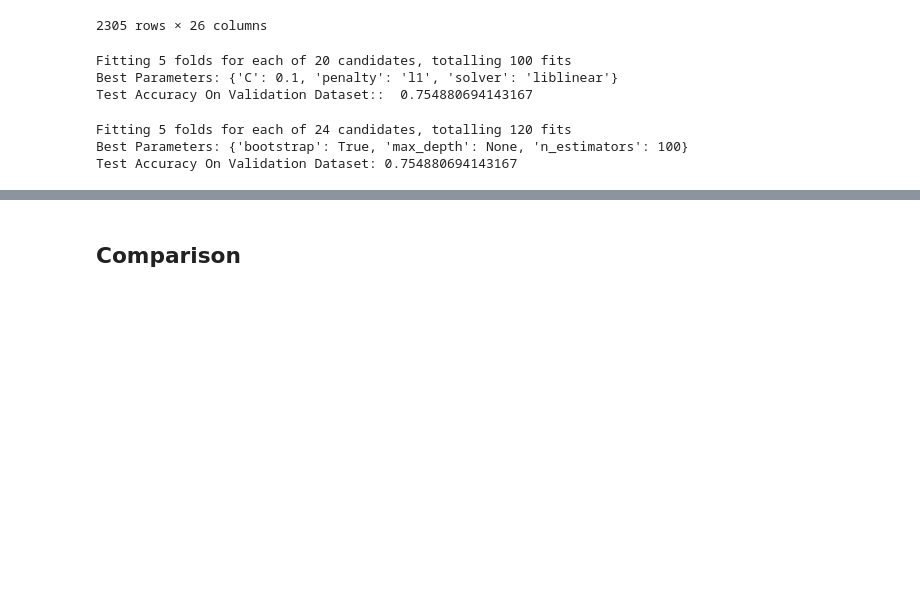
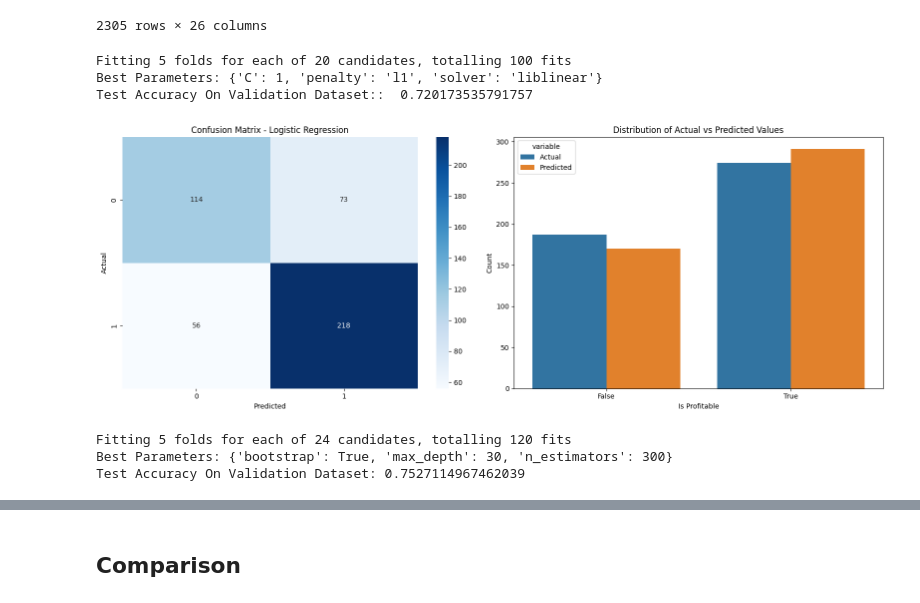
Before and after one commit to minhnhat-nguyen/HCMUS-Movie-Analytics, a Jupyter notebook: notebook/Model sucess predictor.ipynb, the cells around one changed output, grey strips where cells are left out. Saved outputs shown, nothing was run; the diff lists cells and outputs as text; code cells hidden in the pictures; blank space fills up the shorter version.

Commit message:
Enchance model visualize on validation dataset

```diff
--- a/notebook/Model sucess predictor.ipynb
+++ b/notebook/Model sucess predictor.ipynb
@@ -11,6 +11,6 @@ from sklearn.metrics import accuracy_score
 # %%
 data = pd.read_csv('../data/cleaned_movies_no_outliers.csv')
-threshold = 2.0
+threshold = 2.5
 data['is_profitable'] = data['worldwide'] > threshold * data['budget']
 data.drop(columns=['worldwide', 'domestic', 'international'], inplace=True)
 data = data.select_dtypes(include=[np.number, np.bool_])
@@ -68,8 +68,34 @@ accuracy = accuracy_score(valid_y, pred_y_valid)
 print("Test Accuracy On Validation Dataset:: ", accuracy)
 # %% [output]
 Fitting 5 folds for each of 20 candidates, totalling 100 fits
-Best Parameters: {'C': 0.1, 'penalty': 'l1', 'solver': 'liblinear'}
-Test Accuracy On Validation Dataset::  0.754880694143167
+Best Parameters: {'C': 1, 'penalty': 'l1', 'solver': 'liblinear'}
+Test Accuracy On Validation Dataset::  0.720173535791757
+# %%
+cm = confusion_matrix(valid_y, pred_y_valid)
+
+fig, (ax1, ax2) = plt.subplots(1, 2, figsize=(16, 6))
+
+sns.heatmap(cm, annot=True, fmt="d", cmap="Blues", ax=ax1)
+ax1.set_title("Confusion Matrix - Logistic Regression")
+ax1.set_xlabel("Predicted")
+ax1.set_ylabel("Actual")
+
+comparison_df = pd.DataFrame({
+    'Actual': valid_y,
+    'Predicted': pred_y_valid
+})
+sns.countplot(data=pd.melt(comparison_df),
+              x='value',
+              hue='variable',
+              ax=ax2)
+ax2.set_title("Distribution of Actual vs Predicted Values")
+ax2.set_xlabel("Is Profitable")
+ax2.set_ylabel("Count")
+
+plt.tight_layout()
+plt.show()
+# %% [output]
+[figure, added]
 # %%
 param_grid = {
     'n_estimators': [100, 200, 300],
@@ -89,5 +115,5 @@ accuracy = accuracy_score(valid_y, pred_y_valid)
 print("Test Accuracy On Validation Dataset:", accuracy)
 # %% [output]
 Fitting 5 folds for each of 24 candidates, totalling 120 fits
-Best Parameters: {'bootstrap': True, 'max_depth': None, 'n_estimators': 100}
-Test Accuracy On Validation Dataset: 0.754880694143167
+Best Parameters: {'bootstrap': True, 'max_depth': 30, 'n_estimators': 300}
+Test Accuracy On Validation Dataset: 0.7527114967462039
```
Also changed, not shown: parts of 8 cells of this notebook.
